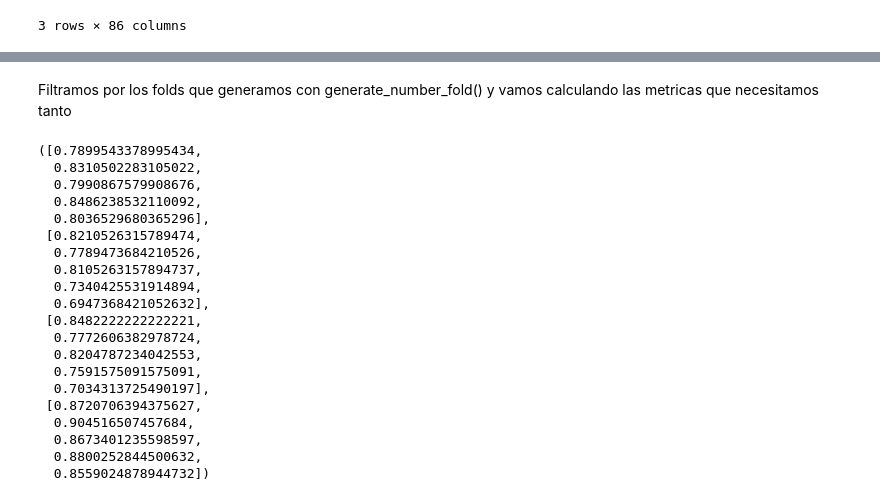
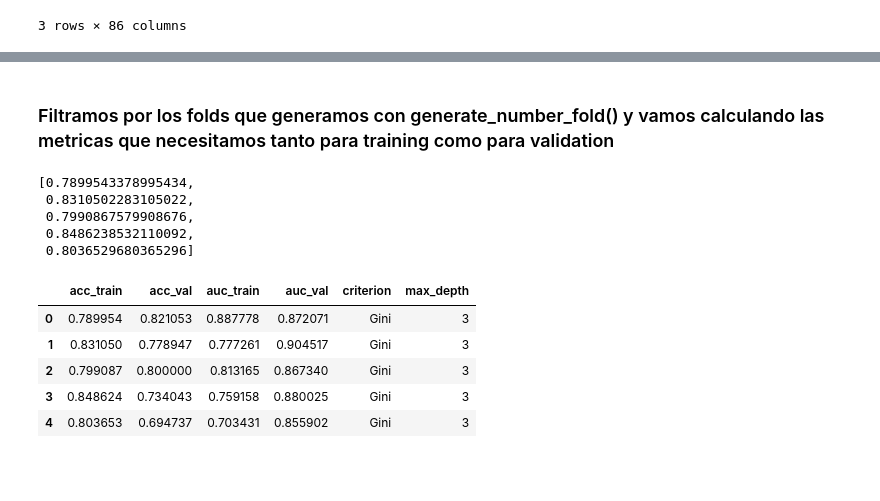
Before and after one commit to pabloveraML/decision_tree, a Jupyter notebook: Final_dataset_maestria - 2.2.ipynb, the cells around one changed output, grey strips where cells are left out. Cells and saved outputs as stored; diff of their text form; code cells hidden in the pictures; blank space fills up the shorter version.

Commit message:
table with resutls 2.2 added

```diff
--- a/Final_dataset_maestria - 2.2.ipynb
+++ b/Final_dataset_maestria - 2.2.ipynb
@@ -354,7 +341,7 @@ def generate_number_fold(dataframe, number_folds):
 
     return dataframe
 # %% [markdown]
-Filtramos por los folds que generamos con generate_number_fold() y vamos calculando las metricas que necesitamos tanto
+### Filtramos por los folds que generamos con generate_number_fold() y vamos calculando las metricas que necesitamos tanto para training como para validation
 # %%
 def applied_cross_validation_dt(dataframe, number_folds, depth, criterion):
 
@@ -411,25 +398,39 @@ def applied_cross_validation_dt(dataframe, number_folds, depth, criterion):
 
     return array_accuracy_training, array_accuracy_val, array_auc_training, array_auc_val
 # %%
-applied_cross_validation_dt(df_work, 5, 3, 'gini')
+applied_cross_validation_dt(df_work, 5, 3, 'gini')[0]
 # %% [output]
-([0.7899543378995434,
-  0.8310502283105022,
-  0.7990867579908676,
-  0.8486238532110092,
-  0.8036529680365296],
- [0.8210526315789474,
-  0.7789473684210526,
-  0.8105263157894737,
-  0.7340425531914894,
-  0.6947368421052632],
- [0.8482222222222221,
-  0.7772606382978724,
-  0.8204787234042553,
-  0.7591575091575091,
-  0.7034313725490197],
- [0.8720706394375627,
-  0.904516507457684,
-  0.8673401235598597,
-  0.8800252844500632,
-  0.8559024878944732])
+[0.7899543378995434,
+ 0.8310502283105022,
+ 0.7990867579908676,
+ 0.8486238532110092,
+ 0.8036529680365296]
+# %%
+def generate_table(acc_train, acc_val, auc_train, auc_val, criterion, depth, number_folds):
+
+    d = {'acc_train': acc_train, 'acc_val': acc_val, 'auc_train': auc_train, 'auc_val': auc_val}
+
+    df = pd.DataFrame(data=d)
+
+    df['criterion'] = [criterion] * number_folds
+
+    df['max_depth'] = [depth] * number_folds
+
+    return df
+# %%
+acc_train_gini = applied_cross_validation_dt(df_work, 5, 3, 'gini')[0]
+
+acc_val_gini = applied_cross_validation_dt(df_work, 5, 3, 'gini')[1]
+
+auc_train_gini = applied_cross_validation_dt(df_work, 5, 3, 'gini')[2]
+
+auc_val_gini = applied_cross_validation_dt(df_work, 5, 3, 'gini')[3]
+
+generate_table(acc_train_gini, acc_val_gini, auc_train_gini, auc_val_gini, 'Gini', 3, 5)
+# %% [output]
+|  | acc_train | acc_val | auc_train | auc_val | criterion | max_depth |
+| 0 | 0.789954 | 0.821053 | 0.887778 | 0.872071 | Gini | 3 |
+| 1 | 0.831050 | 0.778947 | 0.777261 | 0.904517 | Gini | 3 |
+| 2 | 0.799087 | 0.800000 | 0.813165 | 0.867340 | Gini | 3 |
+| 3 | 0.848624 | 0.734043 | 0.759158 | 0.880025 | Gini | 3 |
+| 4 | 0.803653 | 0.694737 | 0.703431 | 0.855902 | Gini | 3 |
```
Also changed, not shown: parts of 6 cells of this notebook.
